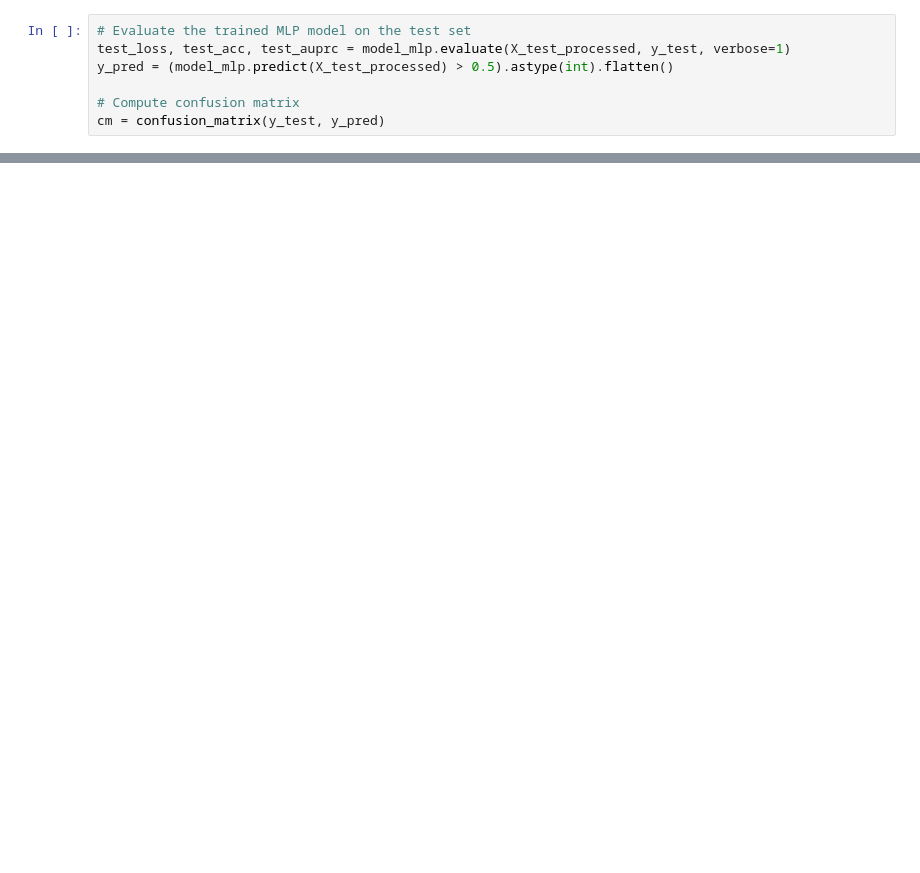
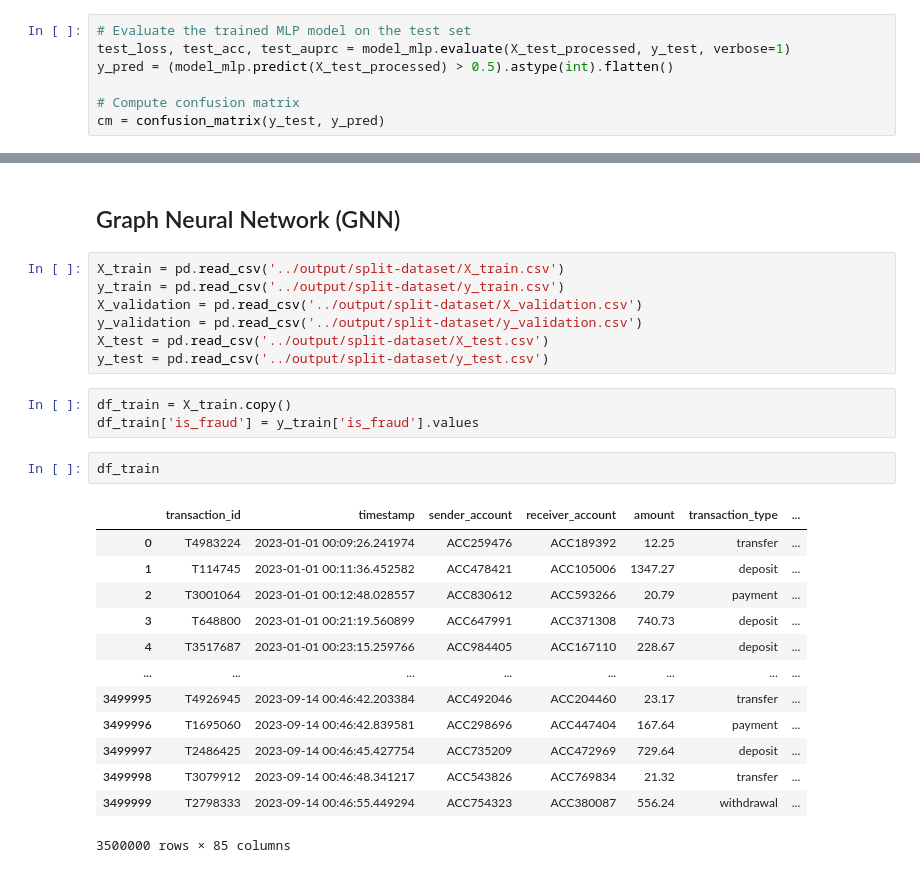
Before and after one commit to Azvier/transaction-fraud-detection, a Jupyter notebook: notebooks/03-model-training-evaluation.ipynb, the cells around one changed output, grey strips where cells are left out. Saved outputs shown, nothing was run; the diff lists cells and outputs as text; blank space fills up the shorter version.

```diff
--- a/notebooks/03-model-training-evaluation.ipynb
+++ b/notebooks/03-model-training-evaluation.ipynb
@@ -464,3 +473,31 @@ Recall: 0.9733
 F1 Score: 0.0853
 ROC AUC: 0.5960
 Average Precision (sklearn): 0.0444
+# %% [markdown]
+## Graph Neural Network (GNN)
+# %%
+X_train = pd.read_csv('../output/split-dataset/X_train.csv')
+y_train = pd.read_csv('../output/split-dataset/y_train.csv')
+X_validation = pd.read_csv('../output/split-dataset/X_validation.csv')
+y_validation = pd.read_csv('../output/split-dataset/y_validation.csv')
+X_test = pd.read_csv('../output/split-dataset/X_test.csv')
+y_test = pd.read_csv('../output/split-dataset/y_test.csv')
+# %%
+df_train = X_train.copy()
+df_train['is_fraud'] = y_train['is_fraud'].values
+# %%
+df_train
+# %% [output]
+|  | transaction_id | timestamp | sender_account | receiver_account | amount | transaction_type | ... |
+| 0 | T4983224 | 2023-01-01 00:09:26.241974 | ACC259476 | ACC189392 | 12.25 | transfer | ... |
+| 1 | T114745 | 2023-01-01 00:11:36.452582 | ACC478421 | ACC105006 | 1347.27 | deposit | ... |
+| 2 | T3001064 | 2023-01-01 00:12:48.028557 | ACC830612 | ACC593266 | 20.79 | payment | ... |
+| 3 | T648800 | 2023-01-01 00:21:19.560899 | ACC647991 | ACC371308 | 740.73 | deposit | ... |
+| 4 | T3517687 | 2023-01-01 00:23:15.259766 | ACC984405 | ACC167110 | 228.67 | deposit | ... |
+| ... | ... | ... | ... | ... | ... | ... | ... |
+| 3499995 | T4926945 | 2023-09-14 00:46:42.203384 | ACC492046 | ACC204460 | 23.17 | transfer | ... |
+| 3499996 | T1695060 | 2023-09-14 00:46:42.839581 | ACC298696 | ACC447404 | 167.64 | payment | ... |
+| 3499997 | T2486425 | 2023-09-14 00:46:45.427754 | ACC735209 | ACC472969 | 729.64 | deposit | ... |
+| 3499998 | T3079912 | 2023-09-14 00:46:48.341217 | ACC543826 | ACC769834 | 21.32 | transfer | ... |
+| 3499999 | T2798333 | 2023-09-14 00:46:55.449294 | ACC754323 | ACC380087 | 556.24 | withdrawal | ... |
+3500000 rows × 85 columns
```
Also changed, not shown: parts of 4 cells of this notebook.
